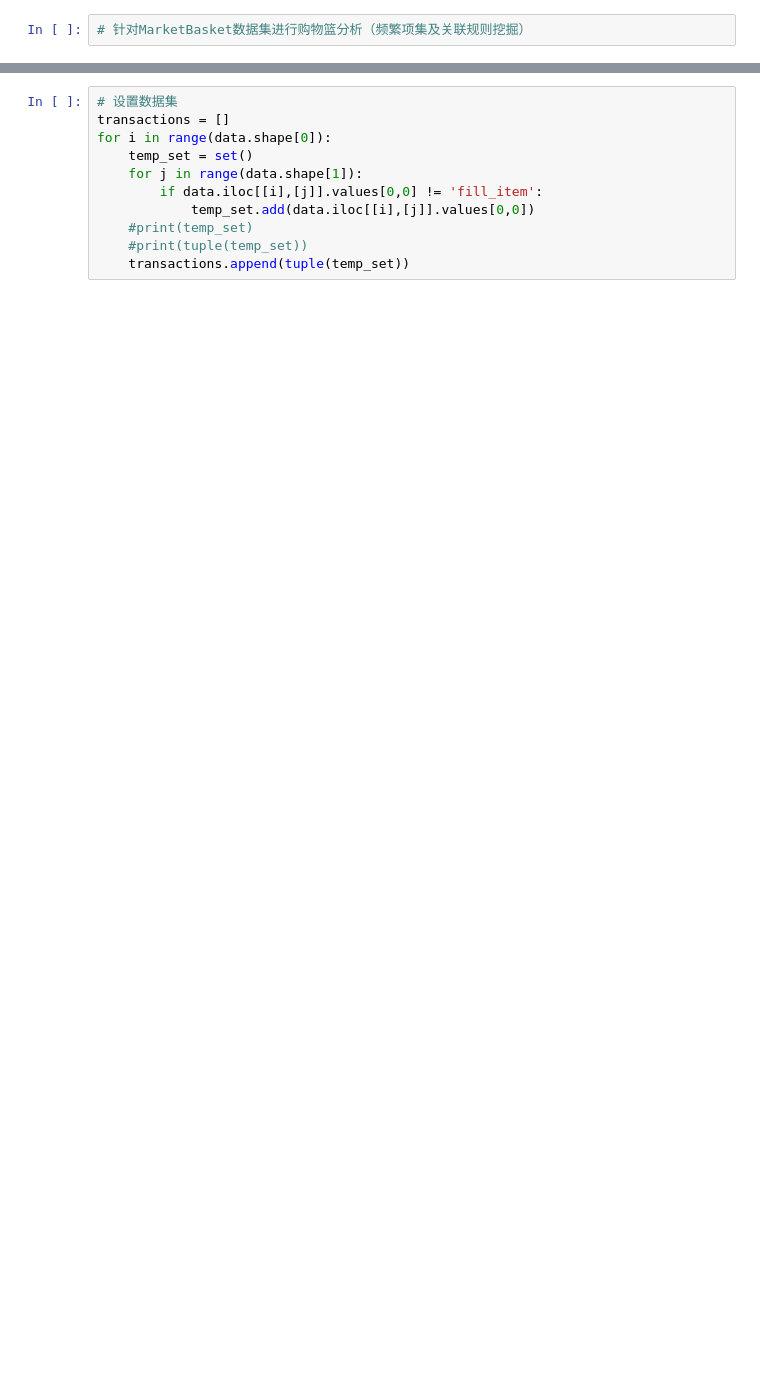
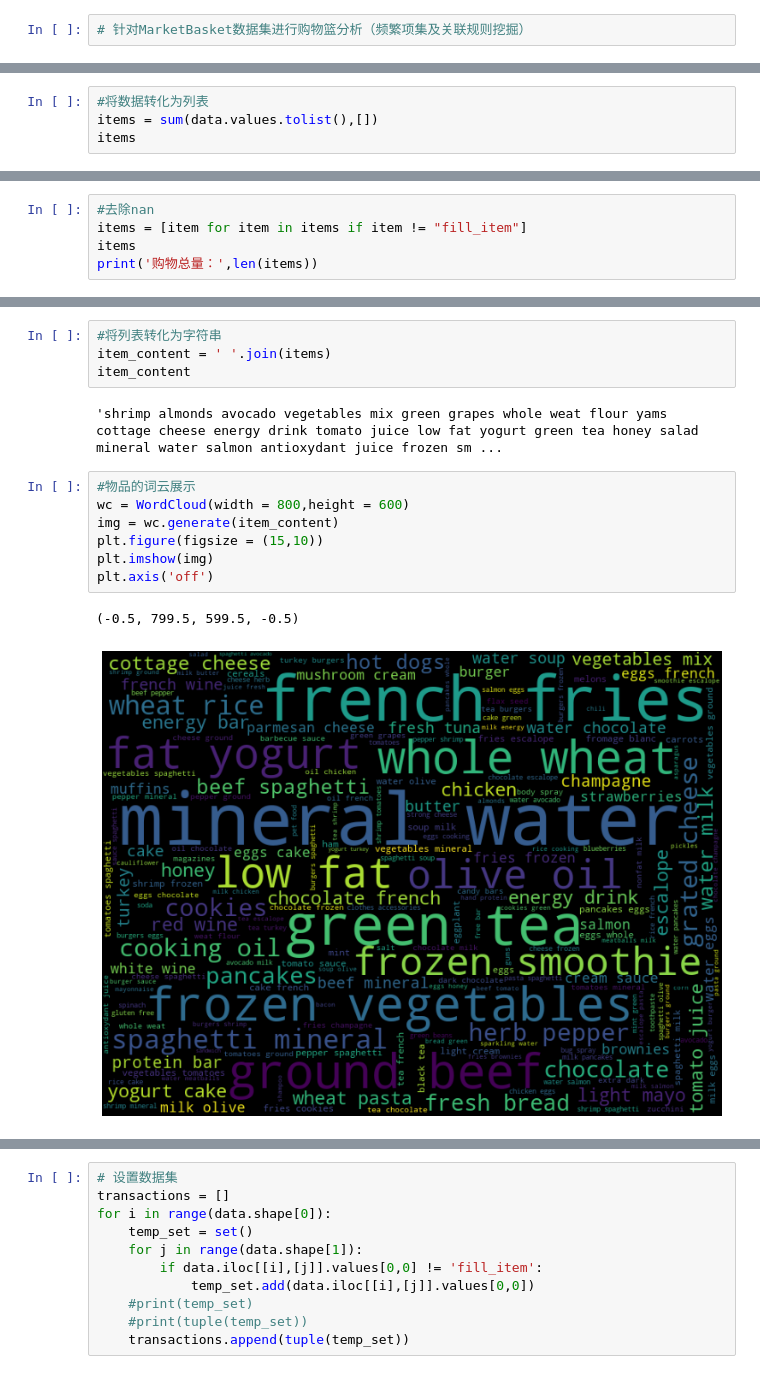
Before and after one commit to Lee-gp/BI_projects, a Jupyter notebook: Action1_MarketBasket.ipynb, the cells around one changed output, grey strips where cells are left out. Drawn from its saved outputs; the diff is of its cells as text; blank space fills up the shorter version.

```diff
--- a/Action1_MarketBasket.ipynb
+++ b/Action1_MarketBasket.ipynb
@@ -39,3 +41,7 @@ print(data.iloc[[1],[3]].values[0,0])
 (7501, 20)
 nan
 fill_item
+# %%
+#将数据转化为列表
+items = sum(data.values.tolist(),[])
+items
@@ -41,0 +66,5 @@ fill_item
+# %%
+#去除nan
+items = [item for item in items if item != "fill_item"]
+items
+print('购物总量：',len(items))
@@ -41,0 +92,16 @@ fill_item
+# %%
+#将列表转化为字符串
+item_content = ' '.join(items)
+item_content
+# %% [output]
+'shrimp almonds avocado vegetables mix green grapes whole weat flour yams cottage cheese energy drink tomato juice low fat yogurt green tea honey salad mineral water salmon antioxydant juice frozen sm ...
+# %%
+#物品的词云展示
+wc = WordCloud(width = 800,height = 600)
+img = wc.generate(item_content)
+plt.figure(figsize = (15,10))
+plt.imshow(img)
+plt.axis('off')
+# %% [output]
+(-0.5, 799.5, 599.5, -0.5)
+[figure, added]
```
Also changed, not shown: parts of 10 cells of this notebook.
